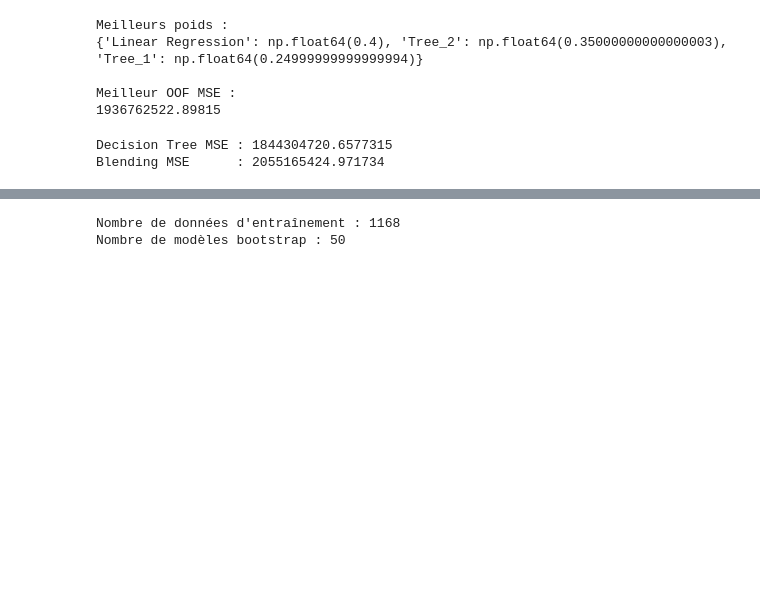
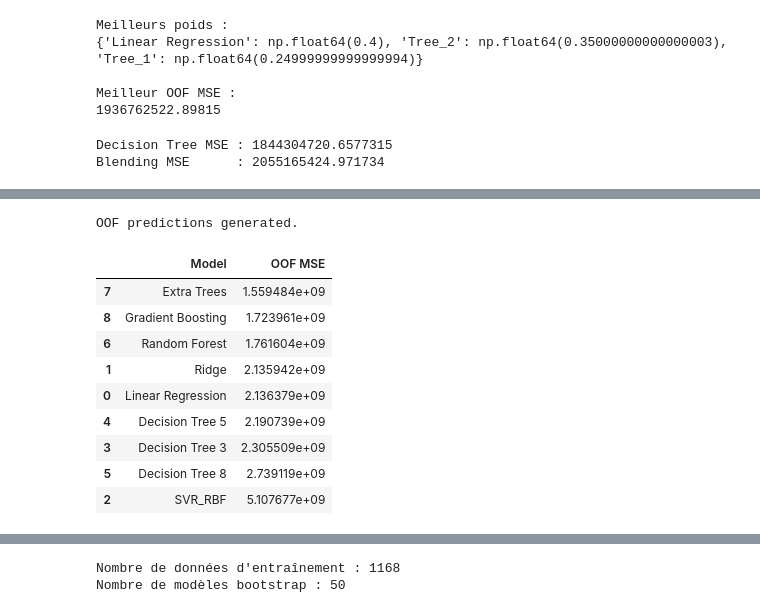
Before and after one commit to Fatou-Kine3/github_task, a Jupyter notebook: Ensemble_learning.ipynb, the cells around one changed output, grey strips where cells are left out. Drawn from its saved outputs; the diff is of its cells as text; code cells hidden in the pictures; blank space fills up the shorter version.

```diff
--- a/Ensemble_learning.ipynb
+++ b/Ensemble_learning.ipynb
@@ -505,0 +458,48 @@ when the models make complementary errors.
+# %%
+kf_blend = KFold(
+    n_splits=5,
+    shuffle=True,
+    random_state=42
+)
+
+oof_blend = {}
+
+for name, model in blending_models.items():
+    oof_blend[name] = cross_val_predict(
+        model,
+        X_train,
+        y_train,
+        cv=kf_blend,
+        method="predict"
+    )
+
+print("OOF predictions generated.")
+# %% [output]
+OOF predictions generated.
+# %%
+individual_oof_results = []
+
+for name, pred in oof_blend.items():
+    mse = mean_squared_error(y_train, pred)
+
+    individual_oof_results.append({
+        "Model": name,
+        "OOF MSE": mse
+    })
+
+individual_oof_results = pd.DataFrame(
+    individual_oof_results
+).sort_values("OOF MSE")
+
+individual_oof_results
+# %% [output]
+|  | Model | OOF MSE |
+| 7 | Extra Trees | 1.559484e+09 |
+| 8 | Gradient Boosting | 1.723961e+09 |
+| 6 | Random Forest | 1.761604e+09 |
+| 1 | Ridge | 2.135942e+09 |
+| 0 | Linear Regression | 2.136379e+09 |
+| 4 | Decision Tree 5 | 2.190739e+09 |
+| 3 | Decision Tree 3 | 2.305509e+09 |
+| 5 | Decision Tree 8 | 2.739119e+09 |
+| 2 | SVR_RBF | 5.107677e+09 |
```
Also changed, not shown: parts of 19 cells of this notebook.
